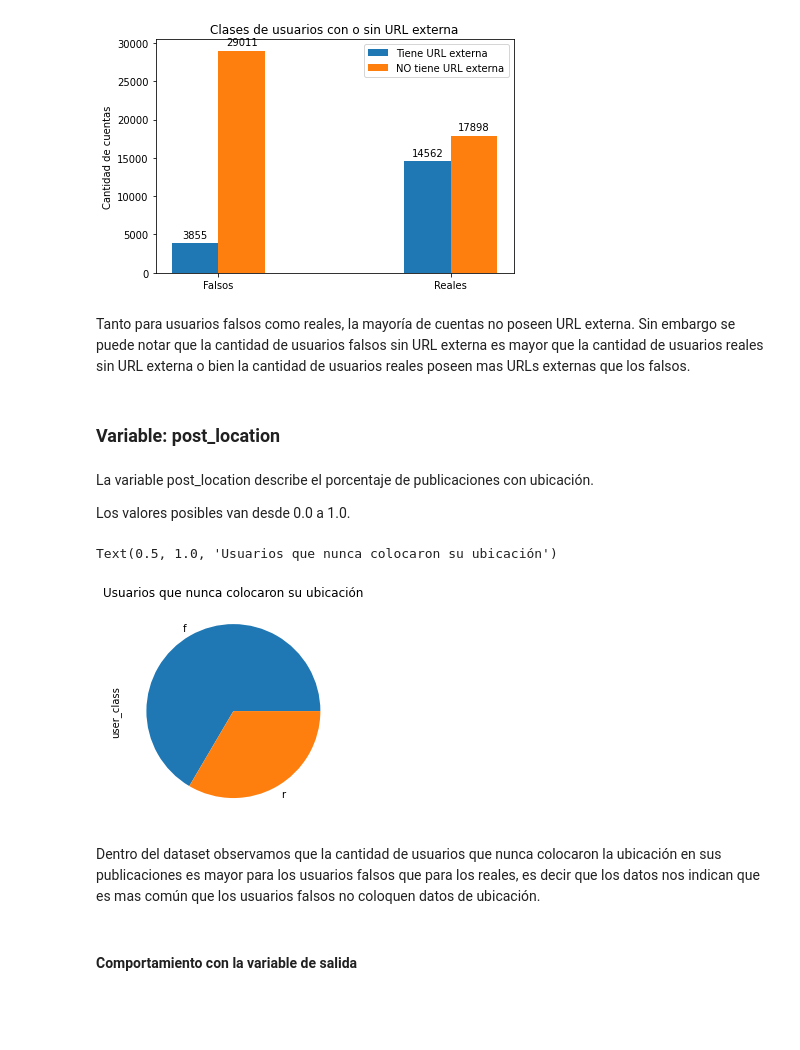
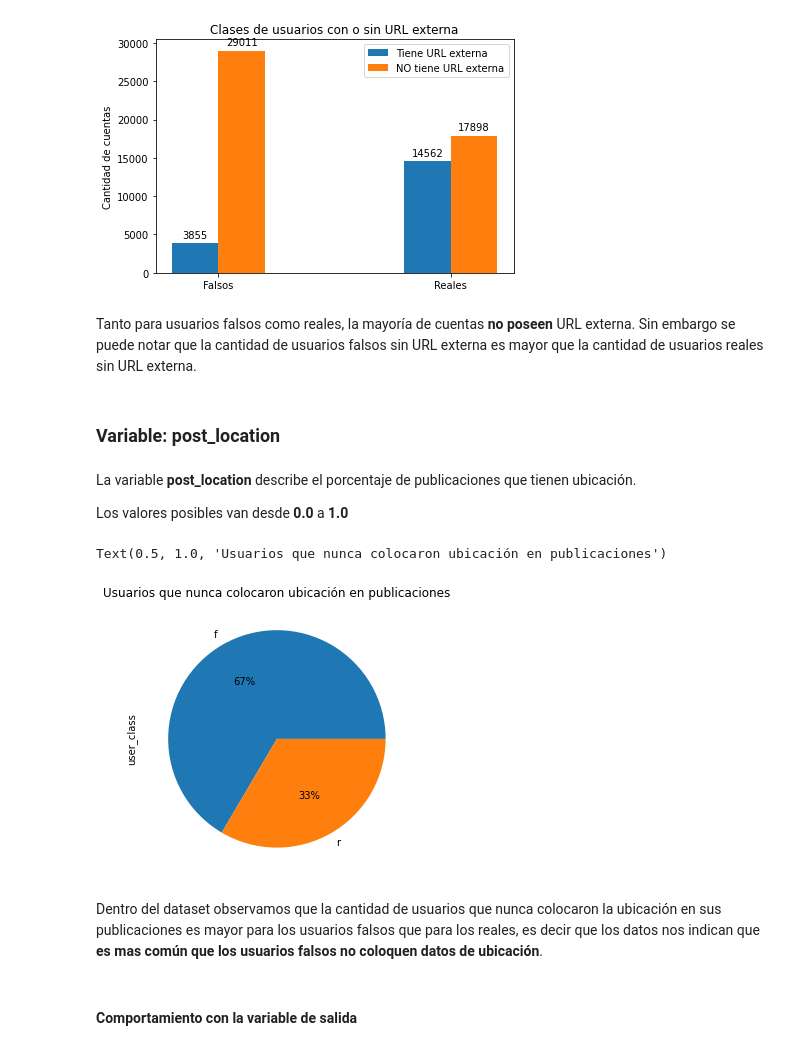
Before and after one commit to MiguelIribas/MachineLearning, a Jupyter notebook: tp1_EDA.ipynb, the cells around one changed output. Saved outputs shown, nothing was run; the diff lists cells and outputs as text; code cells hidden in the pictures; blank space fills up the shorter version.

```diff
--- a/tp1_EDA.ipynb
+++ b/tp1_EDA.ipynb
@@ -320,20 +329,20 @@ plt.show()
 # %% [output]
 [figure]
 # %% [markdown]
-Tanto para usuarios falsos como reales, la mayoría de cuentas no poseen URL externa. Sin embargo se puede notar que la cantidad de usuarios falsos sin URL externa es mayor que la cantidad de usuarios reales sin URL externa o bien la cantidad de usuarios reales poseen mas URLs externas que los falsos.
+Tanto para usuarios falsos como reales, la mayoría de cuentas **no poseen** URL externa. Sin embargo se puede notar que la cantidad de usuarios falsos sin URL externa es mayor que la cantidad de usuarios reales sin URL externa.
 # %% [markdown]
 ### Variable: post_location
 # %% [markdown]
-La variable post_location describe el porcentaje de publicaciones con ubicación.
+La variable **post_location** describe el porcentaje de publicaciones que tienen ubicación.
 
-Los valores posibles van desde 0.0 a 1.0.
+Los valores posibles van desde **0.0** a **1.0**
 # %%
-dataset[dataset.post_location==0.0].user_class.value_counts().sort_index().plot.pie().set_title('Usuarios que nunca colocaron su ubicación')
+dataset[dataset.post_location==0.0].user_class.value_counts().sort_index().plot.pie(autopct='%1.0f%%', figsize=(5,5)).set_title('Usuarios que nunca colocaron ubicación en publicaciones')
 # %% [output]
-Text(0.5, 1.0, 'Usuarios que nunca colocaron su ubicación')
+Text(0.5, 1.0, 'Usuarios que nunca colocaron ubicación en publicaciones')
-[figure, old version]
+[figure, new version]
 # %% [markdown]
-Dentro del dataset observamos que la cantidad de usuarios que nunca colocaron la ubicación en sus publicaciones es mayor para los usuarios falsos que para los reales, es decir que los datos nos indican que es mas común que los usuarios falsos no coloquen datos de ubicación.
+Dentro del dataset observamos que la cantidad de usuarios que nunca colocaron la ubicación en sus publicaciones es mayor para los usuarios falsos que para los reales, es decir que los datos nos indican que **es mas común que los usuarios falsos no coloquen datos de ubicación**.
 # %% [markdown]
 #### Comportamiento con la variable de salida
 # %%
```
Also changed, not shown: parts of 35 cells of this notebook, 1 other file.
